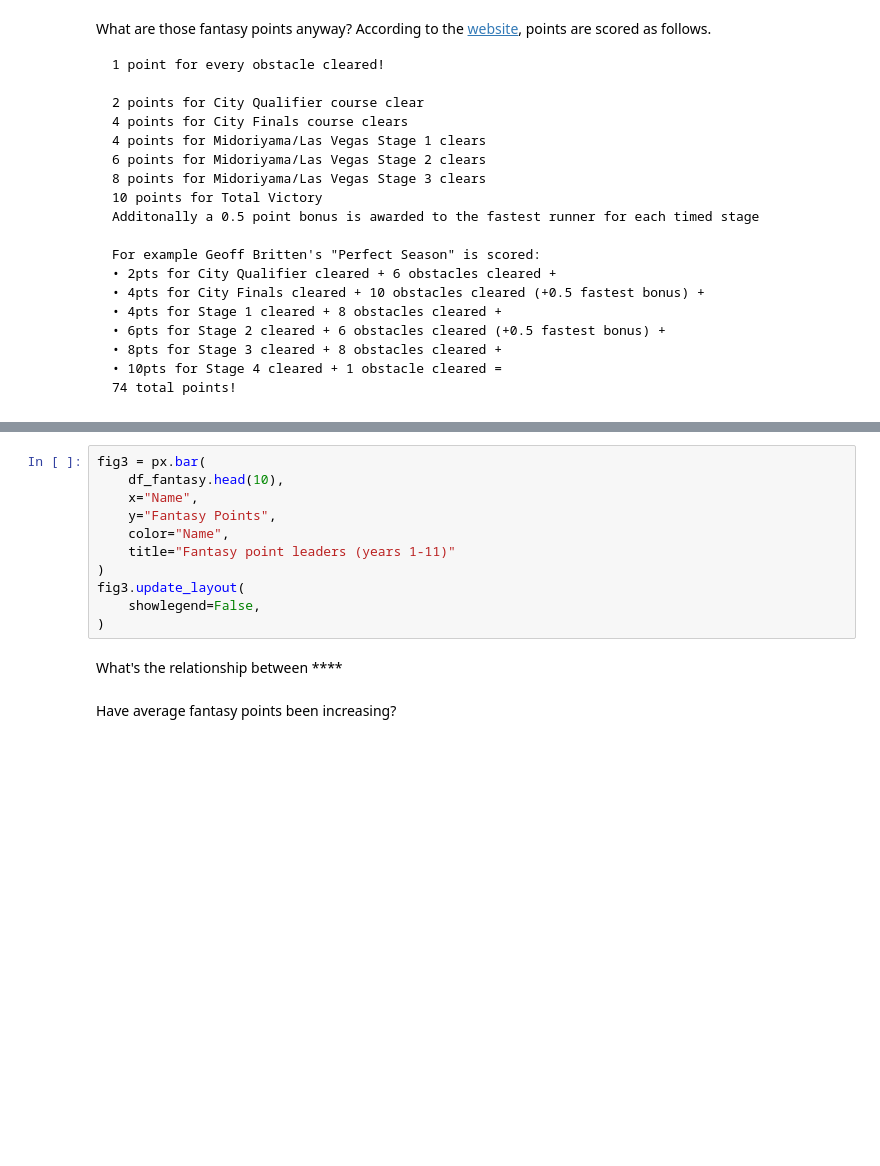
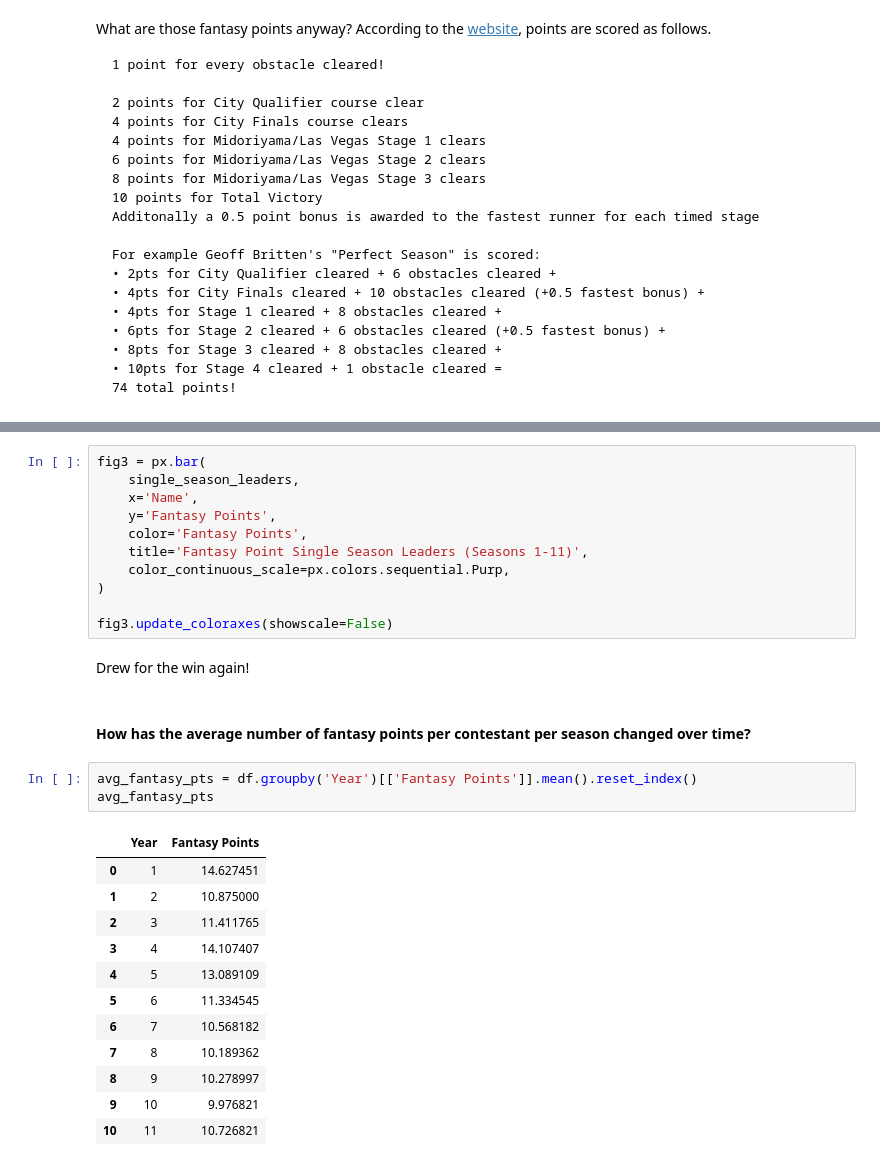
Before and after one commit to discdiver/ninja-warrior-analysis, a Jupyter notebook: analysis.ipynb, the cells around one changed output, grey strips where cells are left out. Cells and saved outputs as stored; diff of their text form; blank space fills up the shorter version.

```diff
--- a/analysis.ipynb
+++ b/analysis.ipynb
@@ -142,15 +145,31 @@ Let's plot the top 10 cumulative fantasy point leaders.
 # %%
 fig3 = px.bar(
-    df_fantasy.head(10),
-    x="Name",
-    y="Fantasy Points",
-    color="Name",
-    title="Fantasy point leaders (years 1-11)"
+    single_season_leaders,
+    x='Name',
+    y='Fantasy Points',
+    color='Fantasy Points',
+    title='Fantasy Point Single Season Leaders (Seasons 1-11)',
+    color_continuous_scale=px.colors.sequential.Purp,
 )
-fig3.update_layout(
-    showlegend=False,
-)
+
+fig3.update_coloraxes(showscale=False)
-# %% [markdown]
-What's the relationship between ****
-# %% [markdown]
-Have average fantasy points been increasing?
+# %% [markdown]
+Drew for the win again!
+# %% [markdown]
+#### How has the average number of fantasy points per contestant per season changed over time?
+# %%
+avg_fantasy_pts = df.groupby('Year')[['Fantasy Points']].mean().reset_index()
+avg_fantasy_pts
+# %% [output]
+|  | Year | Fantasy Points |
+| 0 | 1 | 14.627451 |
+| 1 | 2 | 10.875000 |
+| 2 | 3 | 11.411765 |
+| 3 | 4 | 14.107407 |
+| 4 | 5 | 13.089109 |
+| 5 | 6 | 11.334545 |
+| 6 | 7 | 10.568182 |
+| 7 | 8 | 10.189362 |
+| 8 | 9 | 10.278997 |
+| 9 | 10 | 9.976821 |
+| 10 | 11 | 10.726821 |
```
Also changed, not shown: parts of 25 cells of this notebook.
